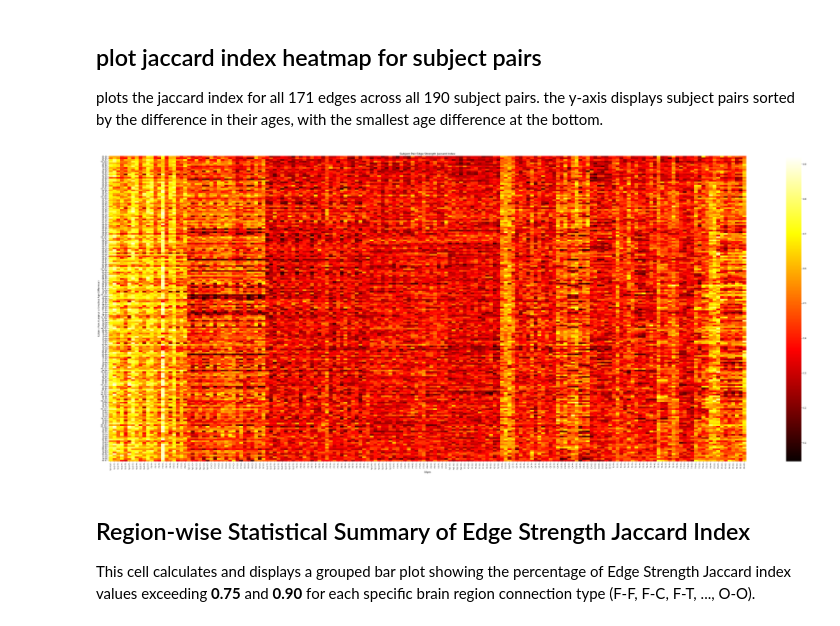
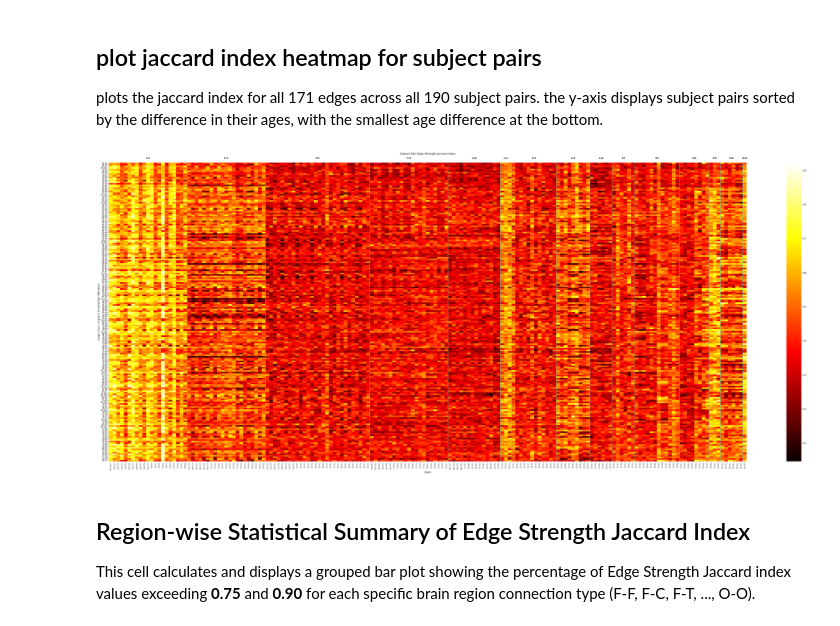
Before and after one commit to AlooKaLaddoo/HonoursM26, a Jupyter notebook: weighted/edgeStrengthJaccard.ipynb, the cells around one changed output. Cells and saved outputs as stored; diff of their text form; code cells hidden in the pictures.

Commit message:
added labels and boundary lines for region change

```diff
--- a/weighted/edgeStrengthJaccard.ipynb
+++ b/weighted/edgeStrengthJaccard.ipynb
@@ -262,35 +262,64 @@ sorted_pairs = sorted(pair_age_diff.keys(), key=lambda x: pair_age_diff[x], reve
 edge_to_index = {e: i for i, e in enumerate(edges_list)}
 
 heatmap_data = []
 yticklabels = []
 
 for pair in sorted_pairs:
     p0 = str(int(pair[0].replace('sub-NORB', '')))
     p1 = str(int(pair[1].replace('sub-NORB', '')))
     yticklabels.append(f"{p0}-{p1}")
     row_data = []
     for e in edge_labels:
         u, v = e.split('-')
         edge_tuple = tuple(sorted([u, v]))
         idx = edge_to_index[edge_tuple]
         val = pair_jaccard_all_edges[pair][idx]
         row_data.append(val)
     heatmap_data.append(row_data)
 
 heatmap_data = np.array(heatmap_data)
 
 # Plot heatmap
 plt.figure(figsize=(50, 20))
 sns.heatmap(heatmap_data, cmap='hot', xticklabels=edge_labels, yticklabels=yticklabels)
-plt.title('Subject Pair Edge Strength Jaccard Index')
+
+
+# labels of the region pair at the top of the heatmap
+import matplotlib.transforms as transforms
+
+ax = plt.gca()
+# Combine X in data coordinates (columns) with Y in axes coordinates (plot box height)
+trans = transforms.blended_transform_factory(ax.transData, ax.transAxes)
+
+start_idx = 0
+for i in range(1, len(edge_labels) + 1):
+    r_prev = f"{edge_labels[i-1].split('-')[0][0]}-{edge_labels[i-1].split('-')[1][0]}"
+    r_curr = f"{edge_labels[i].split('-')[0][0]}-{edge_labels[i].split('-')[1][0]}" if i < len(edge_labels) else None
+
+    if r_prev != r_curr:
+        # 1. Draw vertical boundary line between region groups
+        if i < len(edge_labels):
+            ax.axvline(x=i, color='cyan', linestyle='--', linewidth=1.5)
+
+        # 2. Calculate horizontal center of this region group
+        mid_x = (start_idx + i) / 2.0
+
+        # 3. Place label slightly above the top edge of the plot (y=1.01 in axes coordinates)
+        ax.text(mid_x, 1.01, r_prev, transform=trans, ha='center', va='bottom', fontsize=10, fontweight='bold')
+
+        start_idx = i
+
+
+
+plt.title('Subject Pair Edge Strength Jaccard Index', pad=35)
 plt.xlabel('Edges')
 plt.ylabel('Subject Pairs (Largest to Smallest Age Difference)')
 plt.xticks(rotation=90, fontsize=8)
 plt.yticks(fontsize=8)
 plt.tight_layout()
 plt.show()
 # %% [output]
-[figure, old version]
+[figure, new version]
 # %% [markdown]
 ## Region-wise Statistical Summary of Edge Strength Jaccard Index
 
```
Also changed, not shown: 13 other files.
